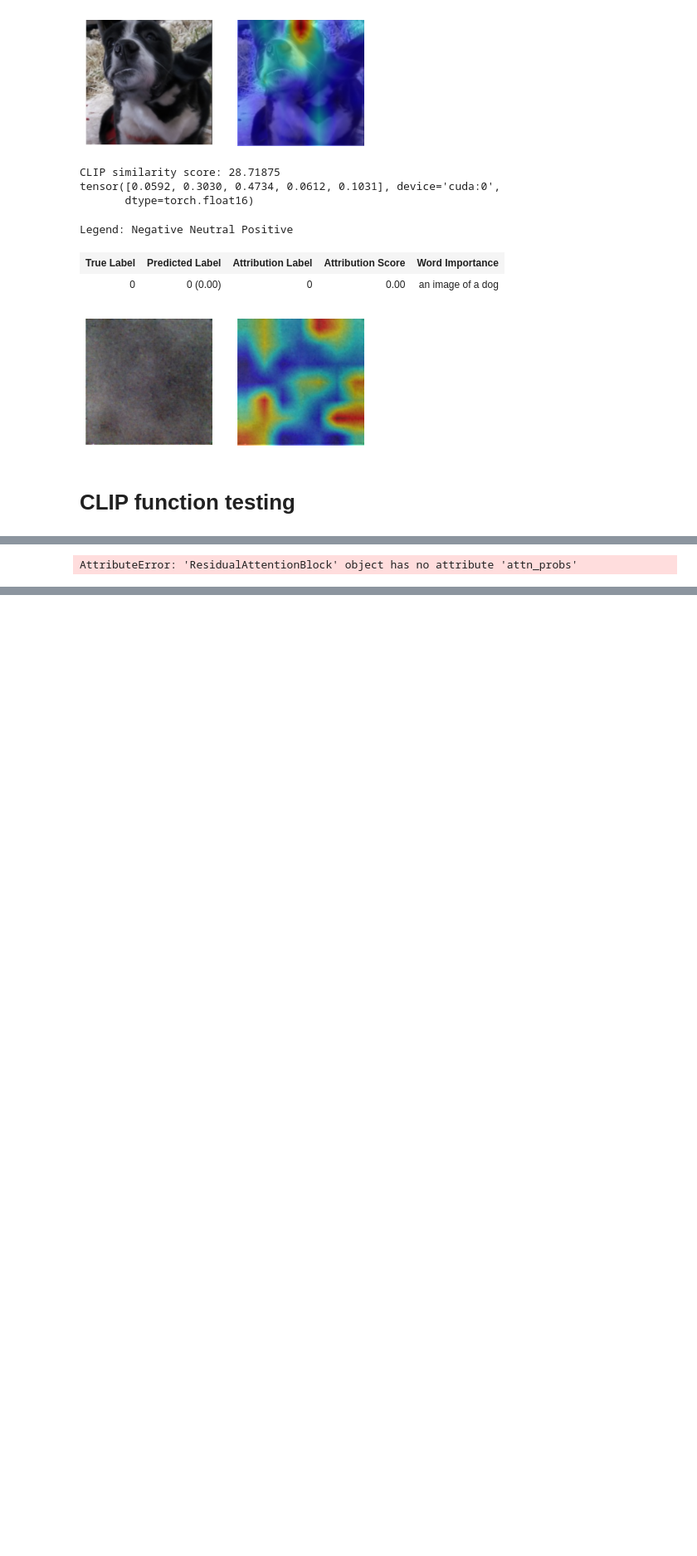
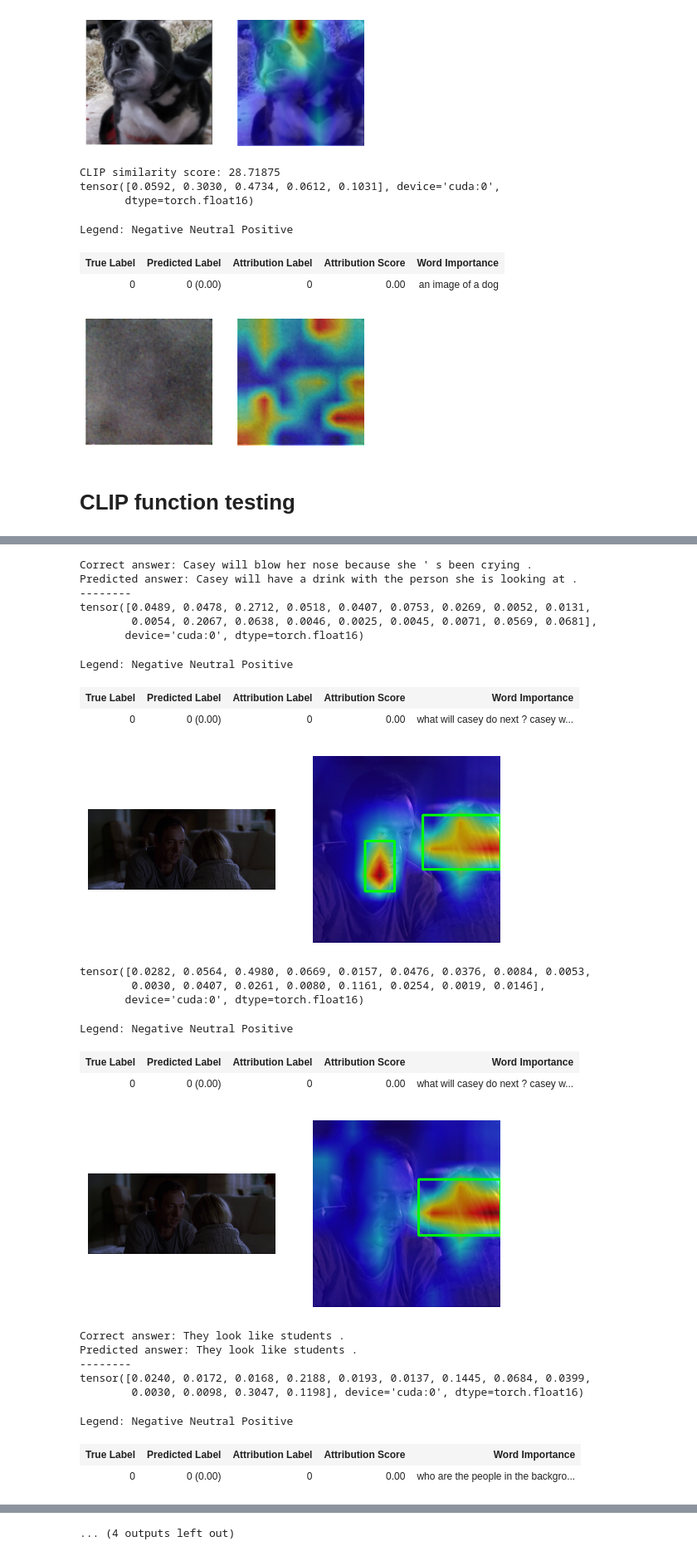
Before and after one commit to ipinmi/grounded-vqa-fm, a Jupyter notebook: CLIP_explainability.ipynb, the cells around one changed output, grey strips where cells are left out. Shown at 83% size. Cells and saved outputs as stored; diff of their text form; code cells hidden in the pictures; blank space fills up the shorter version.

```diff
--- a/CLIP_explainability.ipynb
+++ b/CLIP_explainability.ipynb
@@ -604,8 +590,8 @@ from data_loading.vcr_dataloader import (
     BatchSampler,
 )
 # %%
-ANNOTS_DIR = "data/vcr1annots"
-IMAGES_DIR = "data/vcr1images"
+ANNOTS_DIR = "/content/grounded-vqa-fm/data/vcr1annots"
+IMAGES_DIR = "/content/grounded-vqa-fm/data/vcr1images"
 # %%
 extracted_vcr = VCRDataExtractor(
     ANNOTS_DIR,
@@ -660,16 +651,16 @@ def get_prediction(image, text, model, choices=None):
     """
     if choices is None:
         logits_per_image, logits_per_text = model(image, text)
-        print(
+        """print(
             color.BOLD
             + color.BLUE
             + color.UNDERLINE
             + f"CLIP similarity score: {logits_per_image.item()}"
             + color.END
-        )
+        )"""
 
         # Softmax to get probabilities
-        batch_probs = logits_per_image.softmax(dim=-1).squeeze(0).cpu().numpy()
+        batch_probs = logits_per_image.softmax(dim=-1).squeeze(0).detach().cpu().numpy()
 
         # Convert to one-hot encoded predictions
         predicted_label = np.argmax(batch_probs)  # Index of the highest probability
@@ -742,28 +745,34 @@ def attention_visualizaton(
             predicted_label = get_prediction(image, text_input, model, None)
 
         elif mode == "no_answer":
-            question_tokens = clip.tokenize(questions[0]).to(device)  # shape: (1, 77)
+            text_input = clip.tokenize(questions[0]).to(device)  # shape: (1, 77)
             choices_tokens = clip.tokenize(choices).to(
                 device
             )  # shape: (num of choices, 77)
 
-            text_input = question_tokens
+            question_answers = questions
 
             predicted_label = get_prediction(image, text_input, model, choices_tokens)
 
-        # Select the predicted and correct choices for visualization
+        '''# Select the predicted and correct choices for visualization
         if predicted_label == labels.index(1):
-            text_input = text_input[predicted_label]
+            text_input = text_input[[predicted_label]]
         elif predicted_label < labels.index(1):
             text_input = text_input[[predicted_label, labels.index(1)]]
         else:
-            text_input = text_input[[labels.index(1), predicted_label]]
+            text_input = text_input[[labels.index(1), predicted_label]]'''
 
         # Interpret the model and visualize the attention maps
         R_text, R_image = interpret(model=model, image=image, texts=text_input)
         batch_size = text_input.shape[0]
+
+        print(f"Correct answer: {choices[labels.index(1)]}")
+        print(f"Predicted answer: {choices[predicted_label]}")
+        print('--------')
+
         for i in range(batch_size):
-            show_heatmap_on_text(text_input[i], text_input[i], R_text[i])
+          if i == predicted_label or i == labels.index(1):
+            show_heatmap_on_text(question_answers[i], text_input[i], R_text[i])
             show_image_with_bounding_boxes(
                 R_image[i], image, orig_image=Image.open(img_path)
             )
@@ -784,9 +793,33 @@ def attention_visualizaton(
 # %%
 attention_visualizaton(
     dataloader,
     clip_model,
     mode="answer",
-    num_samples=10,
+    num_samples=2,
 )
 # %% [output]
-AttributeError: 'ResidualAttentionBlock' object has no attribute 'attn_probs'
+Correct answer: Casey will blow her nose because she ' s been crying .
+Predicted answer: Casey will have a drink with the person she is looking at .
+--------
+tensor([0.0489, 0.0478, 0.2712, 0.0518, 0.0407, 0.0753, 0.0269, 0.0052, 0.0131,
+        0.0054, 0.2067, 0.0638, 0.0046, 0.0025, 0.0045, 0.0071, 0.0569, 0.0681],
+       device='cuda:0', dtype=torch.float16)
+Legend: Negative Neutral Positive
+| True Label | Predicted Label | Attribution Label | Attribution Score | Word Importance |
+| 0 | 0 (0.00) | 0 | 0.00 | what will casey do next ? casey w... |
+[figure, added]
+tensor([0.0282, 0.0564, 0.4980, 0.0669, 0.0157, 0.0476, 0.0376, 0.0084, 0.0053,
+        0.0030, 0.0407, 0.0261, 0.0080, 0.1161, 0.0254, 0.0019, 0.0146],
+       device='cuda:0', dtype=torch.float16)
+Legend: Negative Neutral Positive
+| True Label | Predicted Label | Attribution Label | Attribution Score | Word Importance |
+| 0 | 0 (0.00) | 0 | 0.00 | what will casey do next ? casey w... |
+[figure, added]
+Correct answer: They look like students .
+Predicted answer: They look like students .
+--------
+tensor([0.0240, 0.0172, 0.0168, 0.2188, 0.0193, 0.0137, 0.1445, 0.0684, 0.0399,
+        0.0030, 0.0098, 0.3047, 0.1198], device='cuda:0', dtype=torch.float16)
+Legend: Negative Neutral Positive
+| True Label | Predicted Label | Attribution Label | Attribution Score | Word Importance |
+| 0 | 0 (0.00) | 0 | 0.00 | who are the people in the backgro... |
@@ -792,0 +827 @@ AttributeError: 'ResidualAttentionBlock' object has no attribute 'attn_probs'
+... (4 outputs left out)
```
Also changed, not shown: parts of 14 cells of this notebook.
